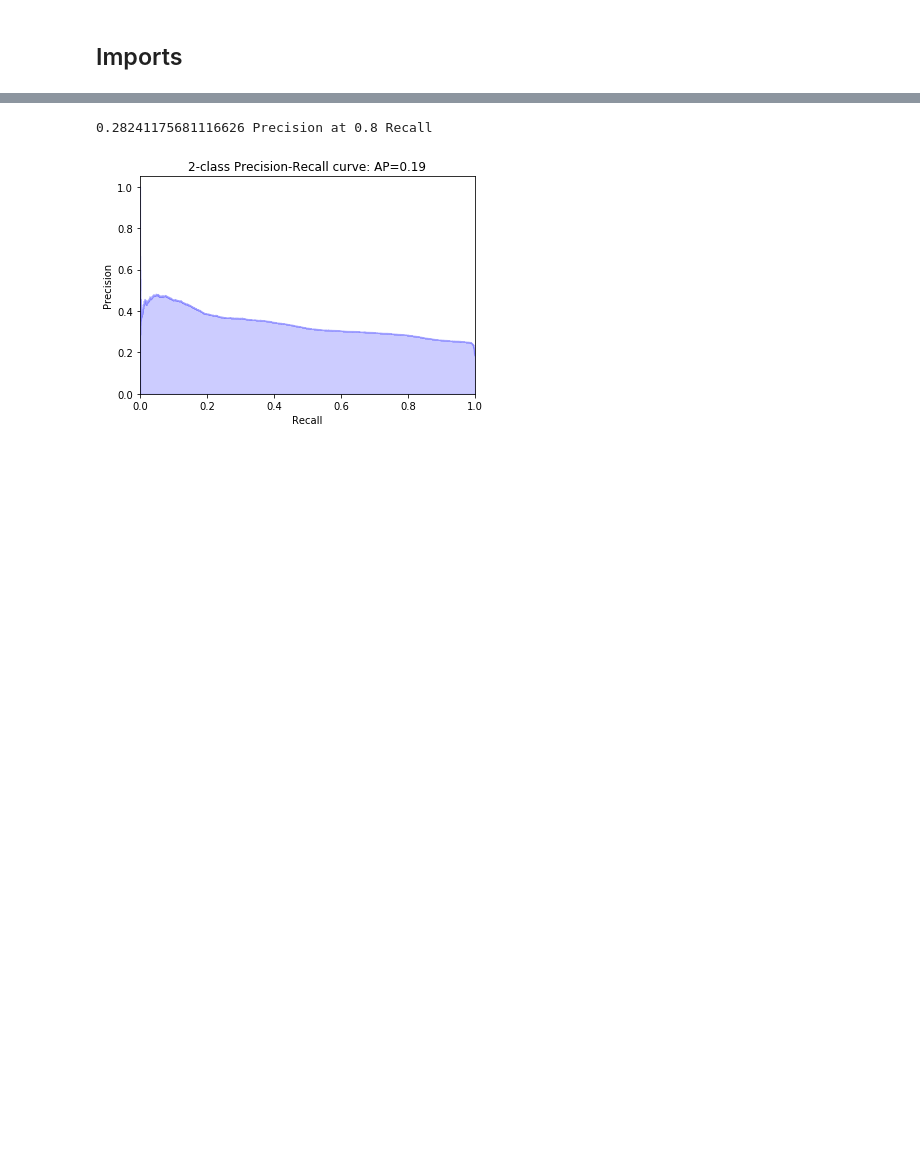
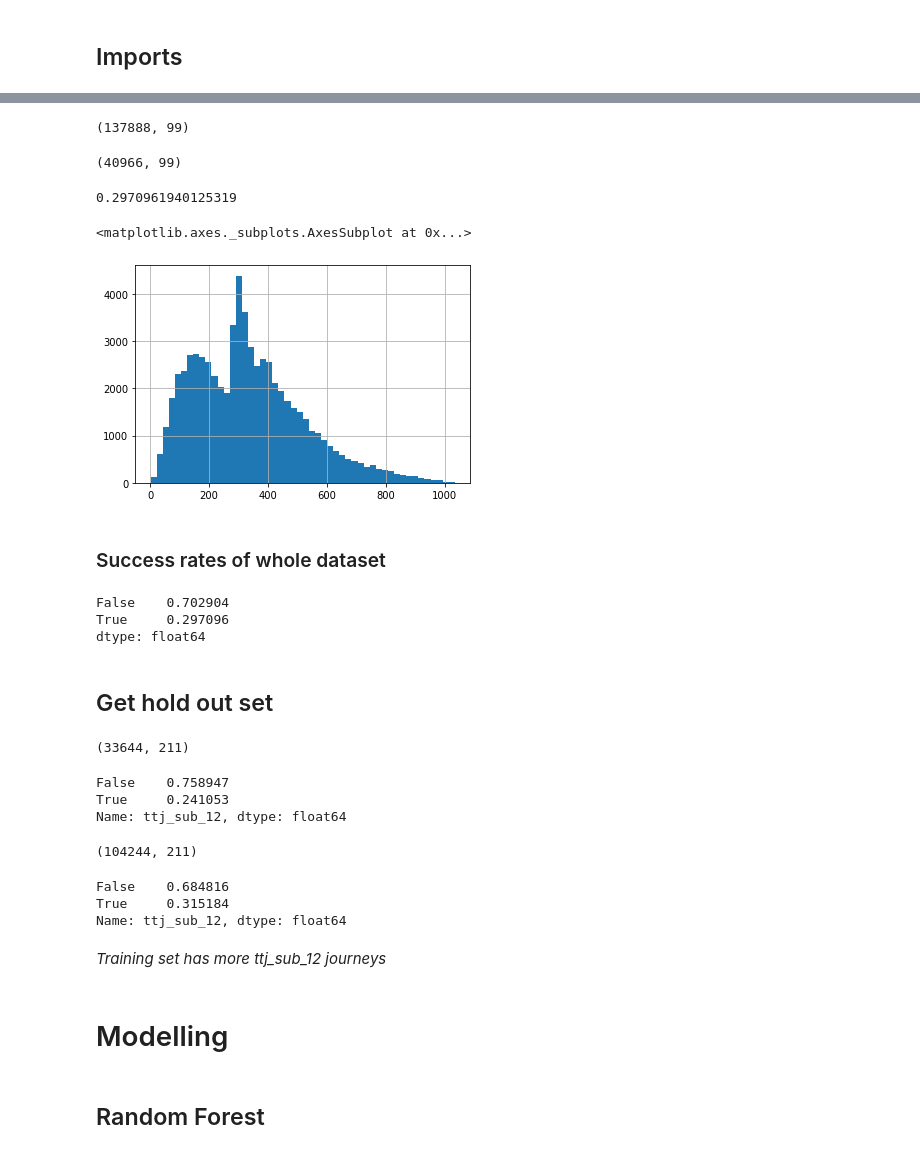
Before and after one commit to dssg/IEFP-RecSys_public, a Jupyter notebook: notebooks/06-Modelling.ipynb, the cells around one changed output, grey strips where cells are left out. Drawn from its saved outputs; the diff is of its cells as text; code cells hidden in the pictures; blank space fills up the shorter version.

Commit message:
Update modelling notebook (#110)

```diff
--- a/notebooks/06-Modelling.ipynb
+++ b/notebooks/06-Modelling.ipynb
@@ -172,5 +7,0 @@ accuracy_score(y_test, rf.predict(X_test))
-# %%
-plot_precision_recall(y_test, y_pred, y_prob)
-# %% [output]
-0.28241175681116626 Precision at 0.8 Recall
-[figure, removed]
@@ -176,0 +27,26 @@ plot_precision_recall(y_test, y_pred, y_prob)
+# %%
+df = pd.read_parquet("s3://iefp-unemployment/modelling.parquet")
+print(df.shape)
+# %% [output]
+(137888, 99)
+# %%
+df[(df["journey_length"] < 365) & (df["success"] == True)].shape
+# %% [output]
+(40966, 99)
+# %%
+40966/137888
+# %% [output]
+0.2970961940125319
+# %%
+df[df.success == True].journey_length.hist(bins=50)
+# %% [output]
+<matplotlib.axes._subplots.AxesSubplot at 0x...>
+[figure, added]
+# %% [markdown]
+### Success rates of whole dataset
+# %%
+((df["journey_length"] < 365) & (df["success"] == True)).value_counts() / len(df)
+# %% [output]
+False    0.702904
+True     0.297096
+dtype: float64
@@ -176,0 +133,2 @@ plot_precision_recall(y_test, y_pred, y_prob)
+# %% [markdown]
+## Get hold out set
@@ -176,0 +137,26 @@ plot_precision_recall(y_test, y_pred, y_prob)
+# %%
+df_model["exit_date"] = df["exit_date"]
+df_hold_out = df_model[df_model["exit_date"] >= "2019-01-01"].drop("exit_date", axis=1)
+print(df_hold_out.shape)
+df_hold_out.ttj_sub_12.value_counts() / len(df_hold_out)
+# %% [output]
+(33644, 211)
+False    0.758947
+True     0.241053
+Name: ttj_sub_12, dtype: float64
+# %%
+df_model["exit_date"] = df["exit_date"]
+df_train = df_model[df_model["exit_date"] <= "2019-01-01"].drop("exit_date", axis=1)
+print(df_train.shape)
+df_train.ttj_sub_12.value_counts() / len(df_train)
+# %% [output]
+(104244, 211)
+False    0.684816
+True     0.315184
+Name: ttj_sub_12, dtype: float64
+# %% [markdown]
+*Training set has more ttj_sub_12 journeys*
+# %% [markdown]
+# Modelling
+# %% [markdown]
+## Random Forest
```
Also changed, not shown: parts of 39 cells of this notebook.
